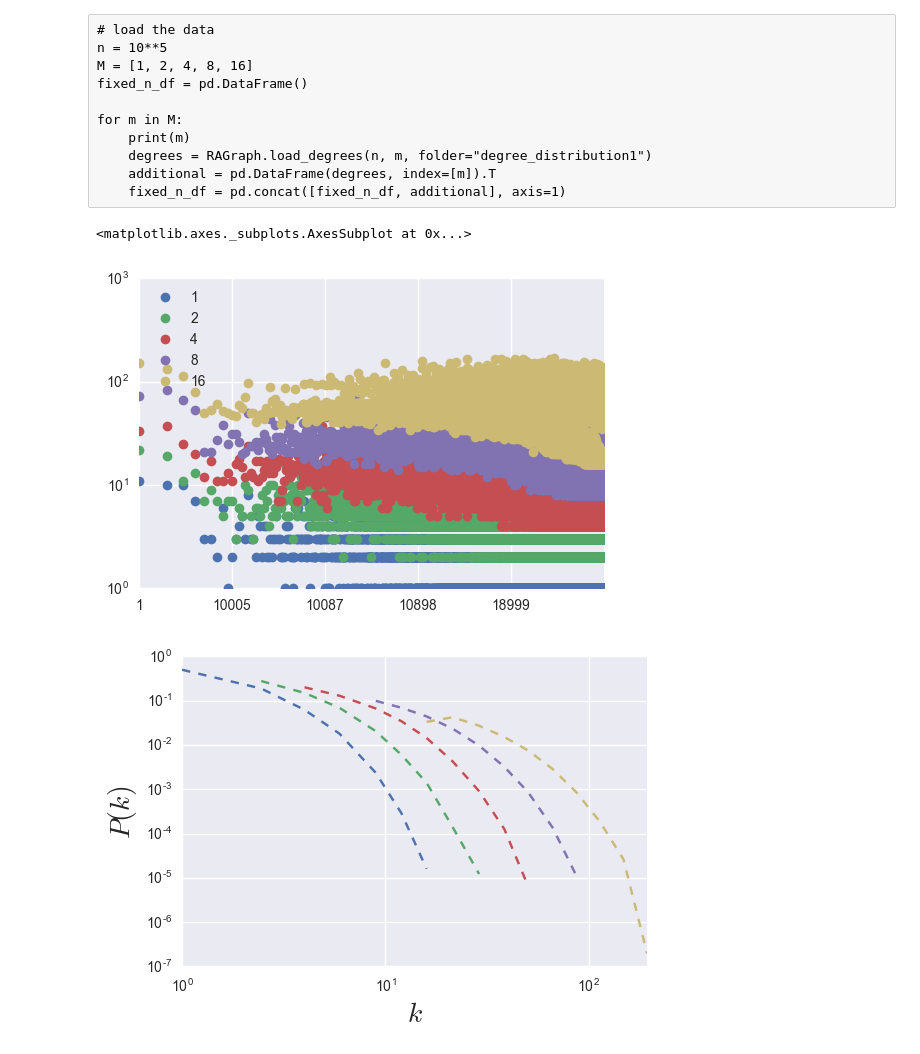
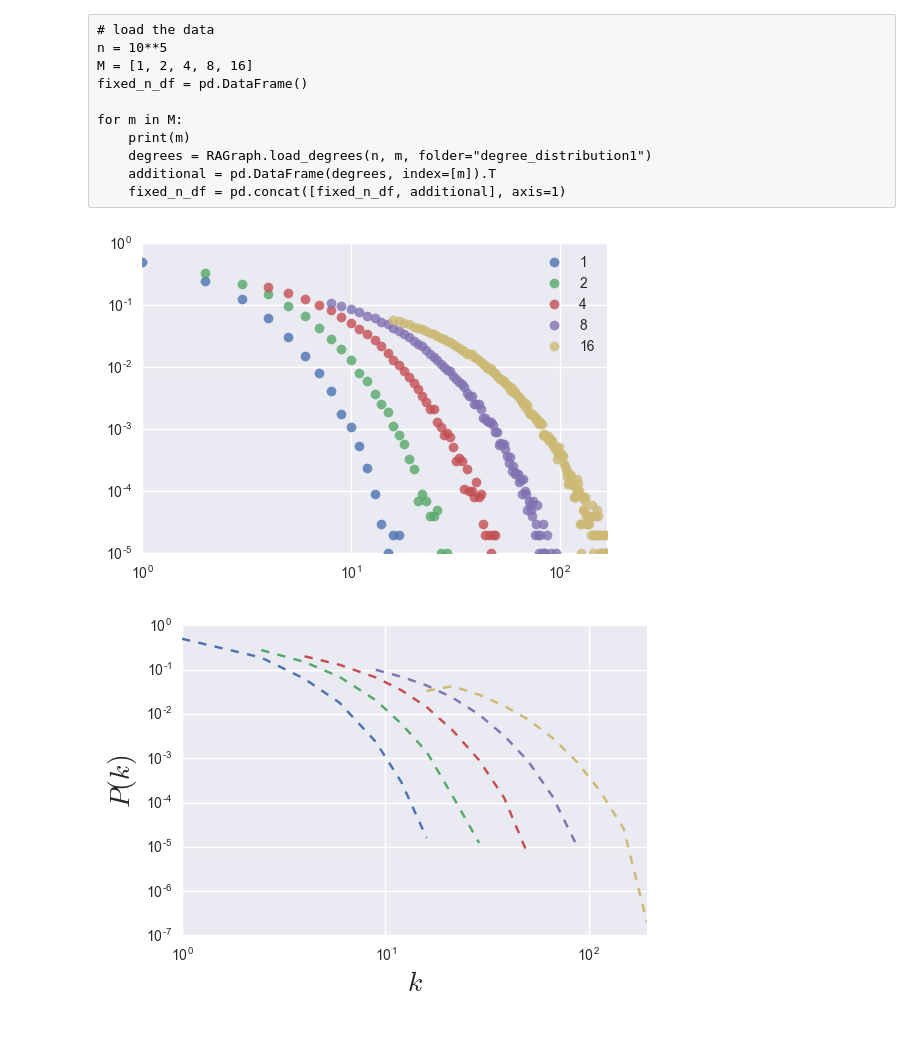
Before and after one commit to lingxz/networks, a Jupyter notebook: random-attachment.ipynb, the cells around one changed output. Saved outputs shown, nothing was run; the diff lists cells and outputs as text; code cells hidden in the pictures.

```diff
--- a/random-attachment.ipynb
+++ b/random-attachment.ipynb
@@ -47,13 +46,13 @@ for m in M:
 # fixed_n_df.to_csv('data/ra/degree_distribution1/fixed_n_degrees.csv')
 
 # load from file
-fixed_n_df = pd.read_csv('data/ba/degree_distribution1/fixed_n_degrees.csv', index_col=0)
+fixed_n_df = pd.read_csv('data/ra/degree_distribution1/fixed_n_degrees.csv', index_col=0)
 fixed_n_df.columns = fixed_n_df.columns.astype(int)
 # %%
-fixed_n_df.plot(style='o', loglog=True)
+# fixed_n_df.plot(style='o', loglog=True)
+fixed_n_degrees = utils.value_counts_and_plot(fixed_n_df)
 # %% [output]
-<matplotlib.axes._subplots.AxesSubplot at 0x...>
-[figure, old version]
+[figure, new version]
 # %%
 fixed_n_logbin = utils.log_bin_and_plot(fixed_n_df, a=1.3, font_size=font_size)
 # %% [output]
```
Also changed, not shown: parts of 9 cells of this notebook.
